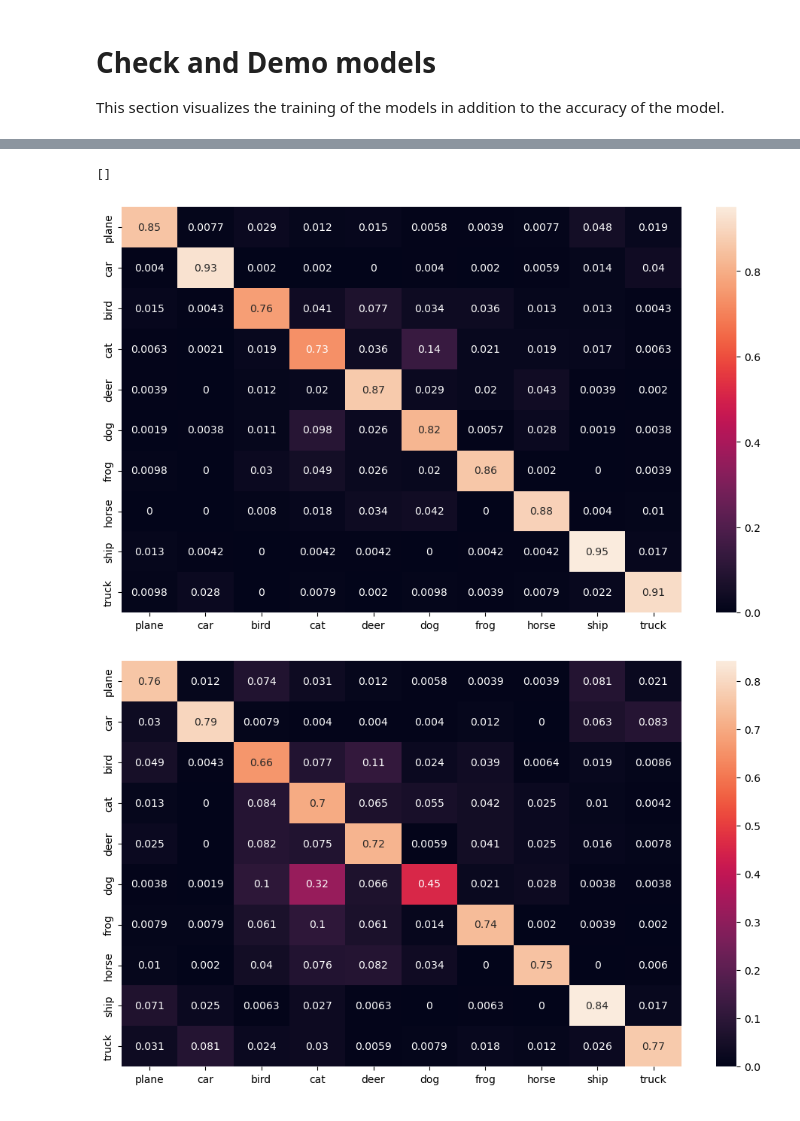
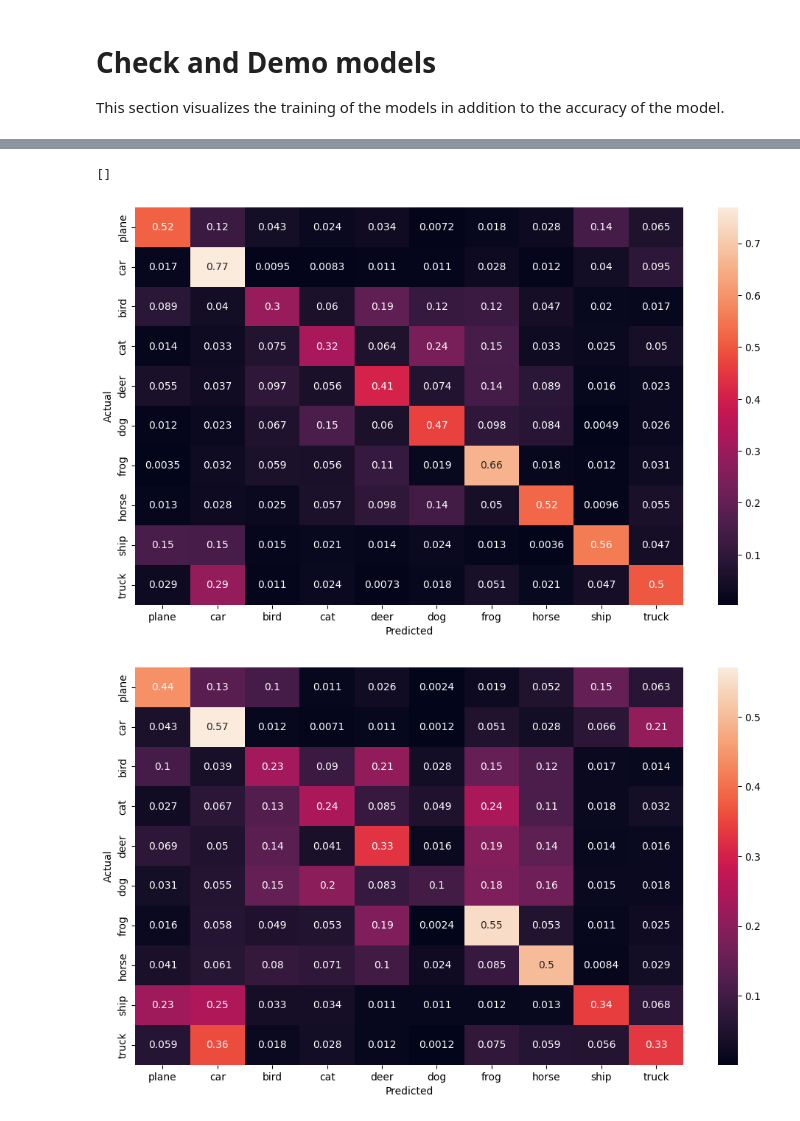
Before and after one commit to tbogoodnews/BNN-final-project, a Jupyter notebook: bayes-nn.ipynb, the cells around one changed output, grey strips where cells are left out. Cells and saved outputs as stored; diff of their text form; code cells hidden in the pictures.

Commit message:
Updated model and notebook

```diff
--- a/bayes-nn.ipynb
+++ b/bayes-nn.ipynb
@@ -32,7 +32,11 @@ from BCNN.layers.misc import ModuleWrapper
 from BCNN.layers.BBB import BBBConv
 from BCNN.layers.BBB import BBBLinear
 
-
+from sklearn.metrics import confusion_matrix
+import seaborn as sn
+import pandas as pd
+import tensorboard
+import matplotlib.ticker as mticker
 
 import numpy as np
 import matplotlib.pyplot as plt
@@ -63,7 +67,7 @@ transform = transforms.Compose([
 ])
 
 cifar = torchvision.datasets.CIFAR10("cifar", download=True, transform=transform) # Download data
-train_size = int(0.9 * len(cifar)) # 90/10 split of data
+train_size = int((5/6) * len(cifar)) # 5/6 split of data
 train_data, valid_data = torch.utils.data.random_split(cifar, [train_size, len(cifar) - train_size]) # Randomly split data
 
 classes = ['plane', 'car', 'bird', 'cat', 'deer', 'dog', 'frog', 'horse', 'ship', 'truck'] # Classes of data, for later
@@ -158,5 +162,5 @@ def train(  model_class = None, # Model type
 
         print("Epoch:", i + 1, "\nTrain accuracy:", train_accs[-1], "\nValidation accuracy", valid_accs[-1], "\n--------------------------------------------")
 
-    return network # Return model
+    return network, train_accs, valid_accs # Return model
 # %% [output]
@@ -227,11 +231,11 @@ The code chunks below trains the CNN and BCNN model. Both models use the same `t
 - `train_batch_size`: Training batch size. the number is small for accuracy purposes, but large for train time efficency purposes.
 - `val_batch_size`: Validation batch size. It is intentionally larger than the train batch size because
 # %%
-cnn_model = train( model_class=CNN,
+cnn_model, cnn_train_acc, cnn_val_acc = train( model_class=CNN,
                     model_type = "CNN",
-                    lr=4e-4,
-                    reg=0.0001,
-                    epochs=50,
+                    lr=0.001,
+                    reg=0.001,
+                    epochs=100,
                     train_batch_size=32,
                     val_batch_size = 5000)
 # %% [output]
@@ -254,10 +258,10 @@ Validation accuracy 0.6449999809265137
 --------------------------------------------
 # %%
-bnn_model = train( model_class=BNN,
+bnn_model, bnn_train_acc, bnn_val_acc = train( model_class=BNN,
                     model_type = "BNN",
-                    lr=4e-4,
-                    reg=0.0001,
-                    epochs=50,
+                    lr=0.003,
+                    reg=0.001,
+                    epochs=100,
                     train_batch_size=32,
                     val_batch_size = 5000)
 # %% [output]
@@ -305,16 +313,20 @@ This section visualizes the training of the models in addition to the accuracy o
 # This section runs predictions on the validation data for
 valid_loader = torch.utils.data.DataLoader(valid_data, batch_size=5000, shuffle=False)
 
-cnn_model.eval() # set model to eval mode
-bnn_model.eval() # set model to eval mode
+#cnn_model.eval() # set model to eval mode
+#bnn_model.eval() # set model to eval mode
 
 actual = []
+cnn_softmaxes = []
 cnn_preds = []
+bnn_softmaxes = []
 bnn_preds = []
 
 for batch_xs, batch_ys in valid_loader:
+    cnn_softmaxes += cnn_model(normalize(batch_xs.to(device))).tolist()
     cnn_preds += cnn_model(normalize(batch_xs.to(device))).argmax(dim=1).tolist()
     actual += batch_ys.tolist()
 
 for batch_xs, _ in valid_loader:
+    bnn_softmaxes += bnn_model(normalize(batch_xs.to(device))).tolist()
     bnn_preds += bnn_model(normalize(batch_xs.to(device))).argmax(dim=1).tolist()
@@ -321,23 +357,27 @@ for batch_xs, _ in valid_loader:
 # %%
 cnn_cf_matrix = confusion_matrix(actual, cnn_preds)
 bnn_cf_matrix = confusion_matrix(actual, bnn_preds)
 
 df_cnn_cm = pd.DataFrame(cnn_cf_matrix / np.sum(cnn_cf_matrix, axis=1)[:, None], index = [i for i in classes],
                      columns = [i for i in classes])
 
 df_bnn_cm = pd.DataFrame(bnn_cf_matrix / np.sum(bnn_cf_matrix, axis=1)[:, None], index = [i for i in classes],
                      columns = [i for i in classes])
 
 plt.figure(figsize = (12,7))
 sn.heatmap(df_cnn_cm, annot=True)
-plt.savefig('Images/CNN_confusion_matrix.png', transparent=True) # Save figure for report
+plt.xlabel("Predicted")
+plt.ylabel("Actual")
+#plt.savefig('Images/CNN_confusion_matrix.png', transparent=True) # Save figure for report
 plt.plot()
 
 plt.figure(figsize = (12,7))
 sn.heatmap(df_bnn_cm, annot=True)
-plt.savefig('Images/BNN_confusion_matrix.png', transparent=True) # Save figure for report
+plt.xlabel("Predicted")
+plt.ylabel("Actual")
+#plt.savefig('Images/BNN_confusion_matrix.png', transparent=True) # Save figure for report
 plt.plot()
 # %% [output]
 []
-[figure, old version]
+[figure, new version]
-[figure, old version]
+[figure, new version]
```
Also changed, not shown: parts of 7 cells of this notebook, 36 other files.
